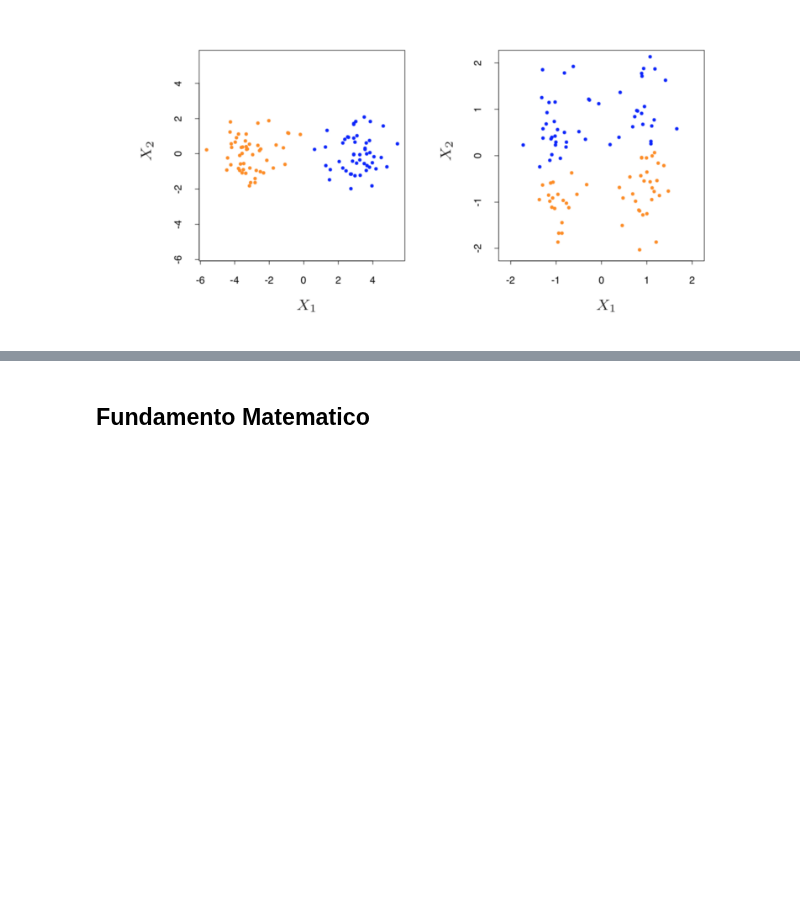
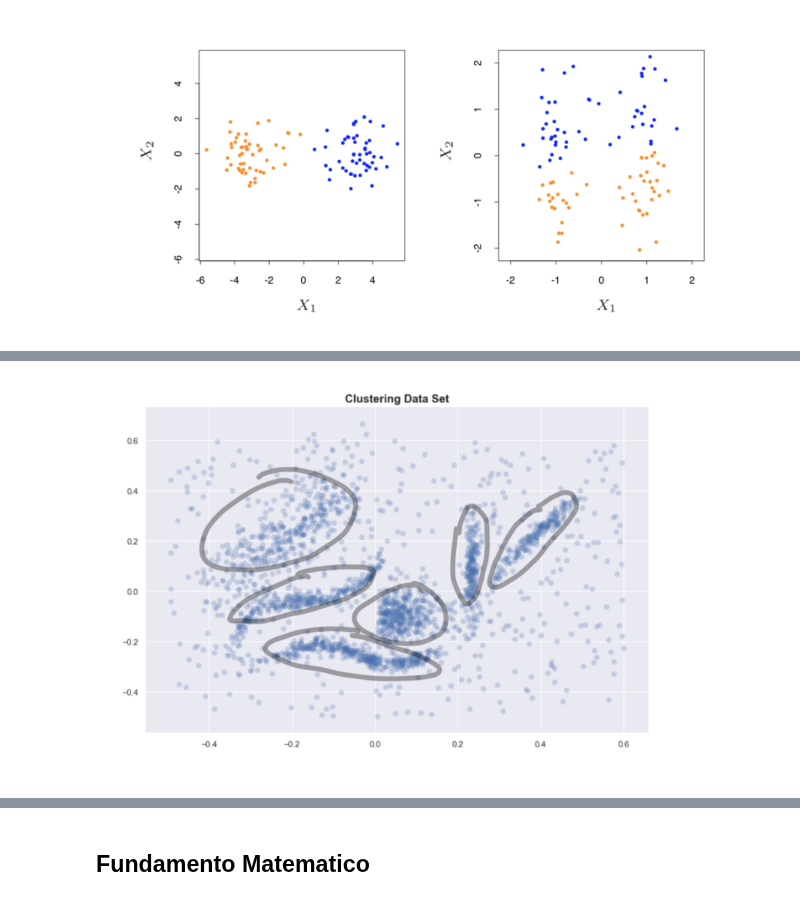
Before and after one commit to Datavaid/HDBSCAN, a Jupyter notebook: HDBSCAN.ipynb, the cells around one changed output, grey strips where cells are left out. Saved outputs shown, nothing was run; the diff lists cells and outputs as text; code cells hidden in the pictures; blank space fills up the shorter version.

```diff
--- a/HDBSCAN.ipynb
+++ b/HDBSCAN.ipynb
@@ -76,0 +108,4 @@ Image(filename = "Kmean.png")
+# %%
+Image(filename = "densedta.png", width = 600, height = 400)
+# %% [output]
+[figure, added]
```
Also changed, not shown: parts of 33 cells of this notebook, 12 other files.
